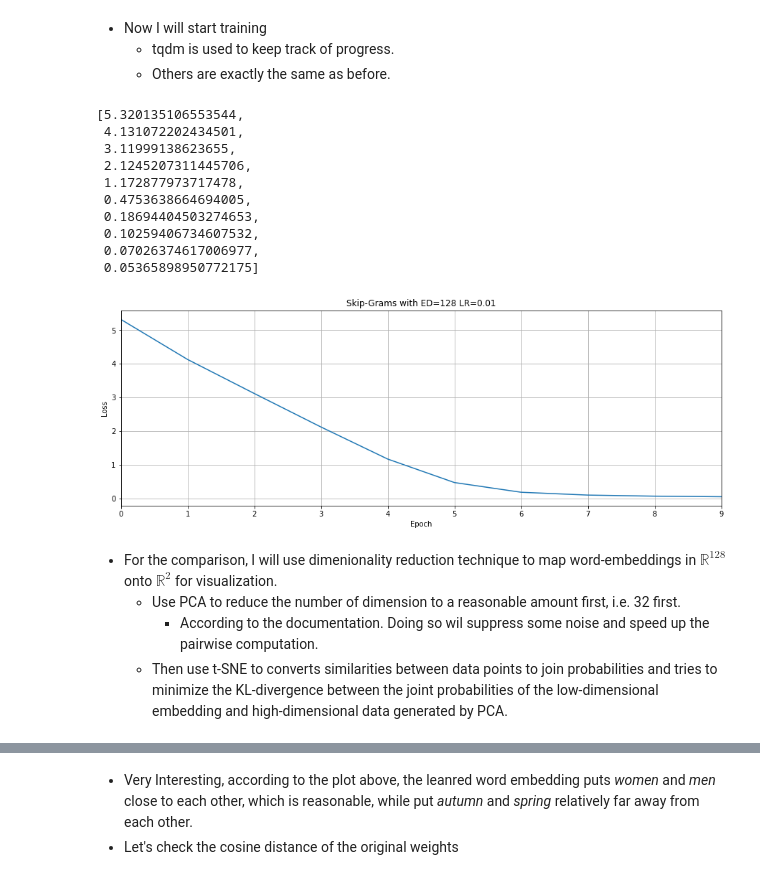
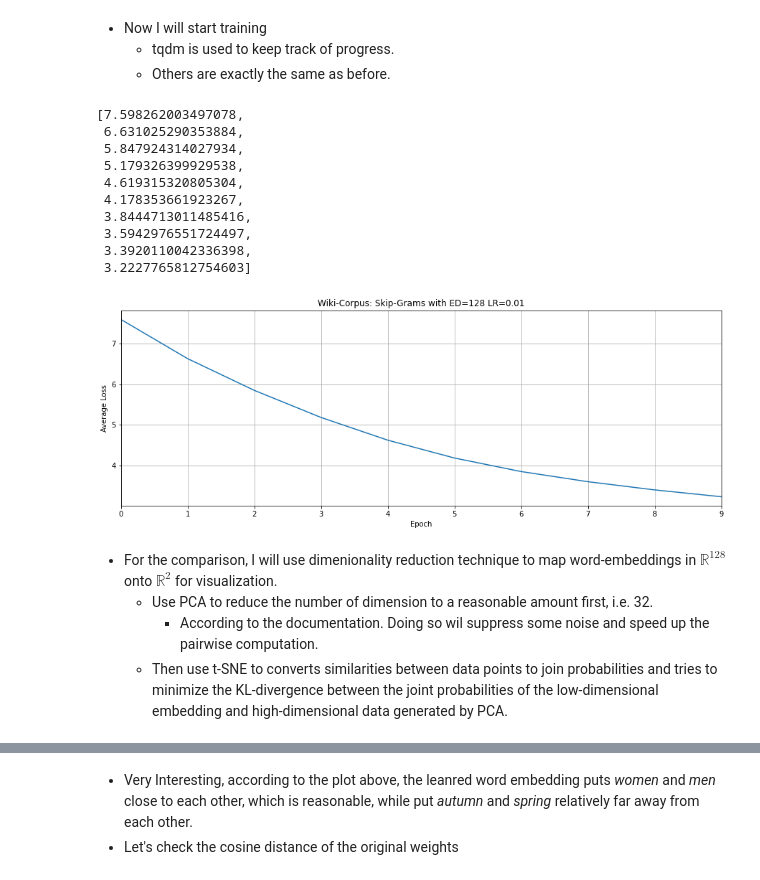
Before and after one commit to swcleon/CS6493, a Jupyter notebook: A1/Submission.ipynb, the cells around one changed output, grey strips where cells are left out. Drawn from its saved outputs; the diff is of its cells as text; code cells hidden in the pictures.

```diff
--- a/A1/Submission.ipynb
+++ b/A1/Submission.ipynb
@@ -556,7 +556,7 @@ class Text2Dataset(Dataset):
 - Same setup as before but this time I will use my GPU.
     - Since the dataset is not so tiny anymore, the training efficiency provided by CUDA is not neglectable anymore.
 # %%
-testing = True
+testing = False
 
 # Define some constants
 PATH = './test.txt' if testing else './wiki_corpus.txt'
@@ -629,34 +629,34 @@ for epoch in range(EPOCH):
 # %%
 # Display training losses
 average_losses = [l/len(data.context_target) for l in losses]
 pprint(average_losses)
 
 plt.figure(figsize=(15, 5))
 plt.plot(average_losses)
 
 # Pyplot Settings
 plt.grid()
 plt.xticks(range(0, EPOCH))
 plt.xlim(0,9)
 plt.xlabel('Epoch')
-plt.ylabel('Loss')
-plt.title('Skip-Grams with ED=128 LR=0.01')
+plt.ylabel('Average Loss')
+plt.title('Wiki-Corpus: Skip-Grams with ED=128 LR=0.01')
 plt.show()
 # %% [output]
-[5.320135106553544,
- 4.131072202434501,
- 3.11999138623655,
- 2.1245207311445706,
- 1.172877973717478,
- 0.4753638664694005,
- 0.18694404503274653,
- 0.10259406734607532,
- 0.07026374617006977,
- 0.05365898950772175]
+[7.598262003497078,
+ 6.631025290353884,
+ 5.847924314027934,
+ 5.179326399929538,
+ 4.619315320805304,
+ 4.178353661923267,
+ 3.8444713011485416,
+ 3.5942976551724497,
+ 3.3920110042336398,
+ 3.2227765812754603]
-[figure, old version]
+[figure, new version]
 # %% [markdown]
 - For the comparison, I will use dimenionality reduction technique to map word-embeddings in $\mathbb{R}^{128}$ onto $\mathbb{R}^2$ for visualization.
-    - Use PCA to reduce the number of dimension to a reasonable amount first, i.e. 32 first.
+    - Use PCA to reduce the number of dimension to a reasonable amount first, i.e. 32.
         - According to the documentation. Doing so wil suppress some noise and speed up the pairwise computation.
     - Then use t-SNE to converts similarities between data points to join probabilities and tries to minimize the KL-divergence between the joint probabilities of the low-dimensional embedding and high-dimensional data generated by PCA.
 # %%
```
Also changed, not shown: parts of 9 cells of this notebook.
